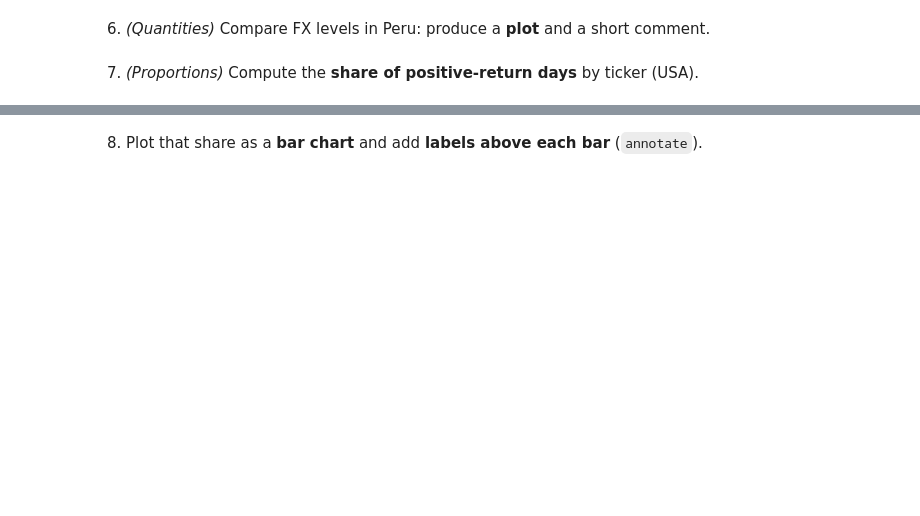
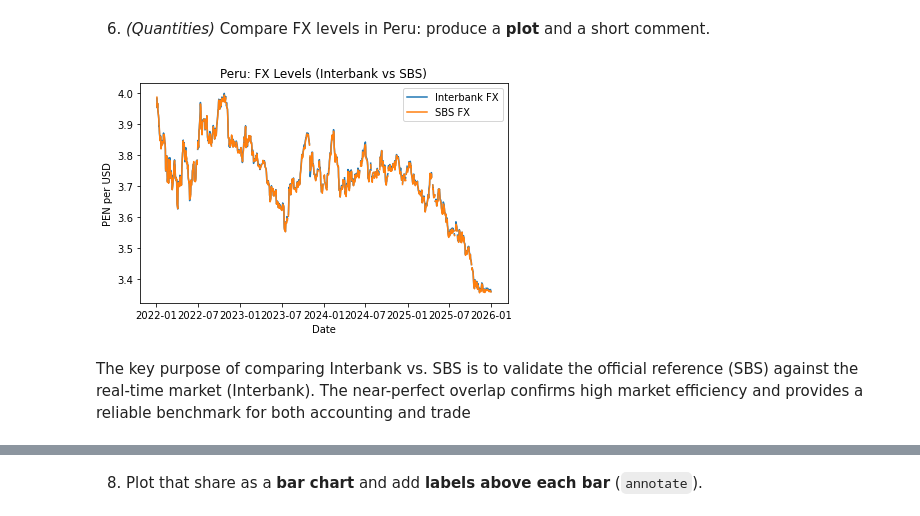
Before and after one commit to anzonyquispe/Python-for-Finance, a Jupyter notebook: homeworks/Assignment_3/Group 8/group_8_ass_3_2026.ipynb, the cells around one changed output, grey strips where cells are left out. Saved outputs shown, nothing was run; the diff lists cells and outputs as text; code cells hidden in the pictures; blank space fills up the shorter version.

```diff
--- a/homeworks/Assignment_3/Group 8/group_8_ass_3_2026.ipynb
+++ b/homeworks/Assignment_3/Group 8/group_8_ass_3_2026.ipynb
@@ -140,4 +140,20 @@ np.False_
 # %% [markdown]
 6. *(Quantities)* Compare FX levels in Peru: produce a **plot** and a short comment.
+# %%
+import matplotlib.pyplot as plt
+
+# Plot FX levels in Peru
+plt.figure()
+plt.plot(peru_w.index, peru_w['fx_interbank'], label='Interbank FX')
+plt.plot(peru_w.index, peru_w['fx_sbs'], label='SBS FX')
+
+plt.title('Peru: FX Levels (Interbank vs SBS)')
+plt.xlabel('Date')
+plt.ylabel('PEN per USD')
+plt.legend()
+plt.tight_layout()
+plt.show()
+# %% [output]
+[figure, added]
 # %% [markdown]
-7. *(Proportions)* Compute the **share of positive-return days** by ticker (USA).
+The key purpose of comparing Interbank vs. SBS is to validate the official reference (SBS) against the real-time market (Interbank). The near-perfect overlap confirms high market efficiency and provides a reliable benchmark for both accounting and trade
```
Also changed, not shown: parts of 9 cells of this notebook.
